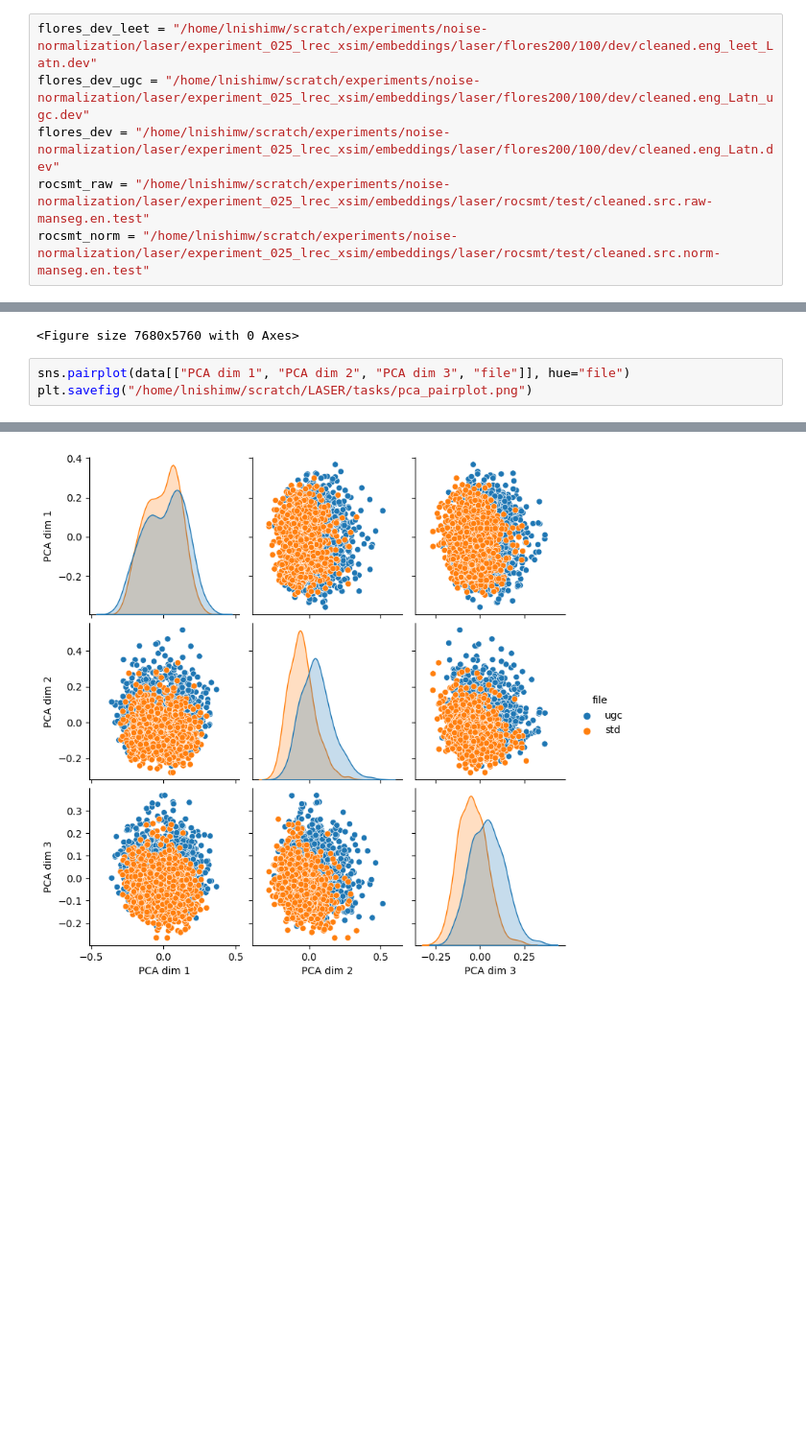
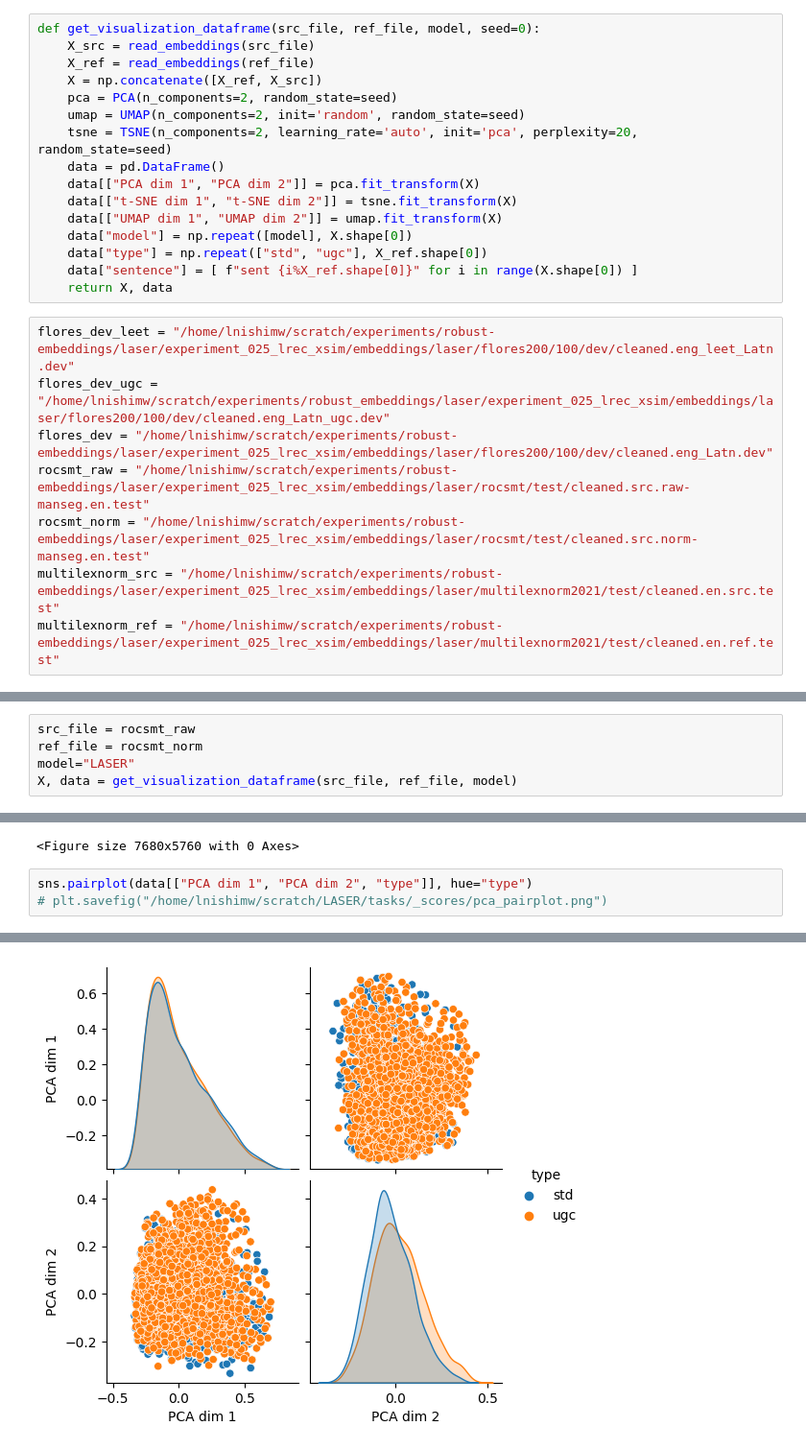
Before and after one commit to lydianish/LASER, a Jupyter notebook: tasks/draft.ipynb, the cells around one changed output, grey strips where cells are left out. Shown at 96% size. Saved outputs shown, nothing was run; the diff lists cells and outputs as text; blank space fills up the shorter version.

```diff
--- a/tasks/draft.ipynb
+++ b/tasks/draft.ipynb
@@ -386,10 +308,28 @@ def read_embeddings(input_file, dim=1024, normalized=True):
     if normalized:
         X = normalize(X)
     return X
+# %%
+def get_visualization_dataframe(src_file, ref_file, model, seed=0):
+    X_src = read_embeddings(src_file)
+    X_ref = read_embeddings(ref_file)
+    X = np.concatenate([X_ref, X_src])
+    pca = PCA(n_components=2, random_state=seed)
+    umap = UMAP(n_components=2, init='random', random_state=seed)
+    tsne = TSNE(n_components=2, learning_rate='auto', init='pca', perplexity=20, random_state=seed)
+    data = pd.DataFrame()
+    data[["PCA dim 1", "PCA dim 2"]] = pca.fit_transform(X)
+    data[["t-SNE dim 1", "t-SNE dim 2"]] = tsne.fit_transform(X)
+    data[["UMAP dim 1", "UMAP dim 2"]] = umap.fit_transform(X)
+    data["model"] = np.repeat([model], X.shape[0])
+    data["type"] = np.repeat(["std", "ugc"], X_ref.shape[0])
+    data["sentence"] = [ f"sent {i%X_ref.shape[0]}" for i in range(X.shape[0]) ]
+    return X, data
 # %%
-flores_dev_leet = "/home/lnishimw/scratch/experiments/noise-normalization/laser/experiment_025_lrec_xsim/embeddings/laser/flores200/100/dev/cleaned.eng_leet_Latn.dev"
-flores_dev_ugc = "/home/lnishimw/scratch/experiments/noise-normalization/laser/experiment_025_lrec_xsim/embeddings/laser/flores200/100/dev/cleaned.eng_Latn_ugc.dev"
-flores_dev = "/home/lnishimw/scratch/experiments/noise-normalization/laser/experiment_025_lrec_xsim/embeddings/laser/flores200/100/dev/cleaned.eng_Latn.dev"
-rocsmt_raw = "/home/lnishimw/scratch/experiments/noise-normalization/laser/experiment_025_lrec_xsim/embeddings/laser/rocsmt/test/cleaned.src.raw-manseg.en.test"
-rocsmt_norm = "/home/lnishimw/scratch/experiments/noise-normalization/laser/experiment_025_lrec_xsim/embeddings/laser/rocsmt/test/cleaned.src.norm-manseg.en.test"
+flores_dev_leet = "/home/lnishimw/scratch/experiments/robust-embeddings/laser/experiment_025_lrec_xsim/embeddings/laser/flores200/100/dev/cleaned.eng_leet_Latn.dev"
+flores_dev_ugc = "/home/lnishimw/scratch/experiments/robust_embeddings/laser/experiment_025_lrec_xsim/embeddings/laser/flores200/100/dev/cleaned.eng_Latn_ugc.dev"
+flores_dev = "/home/lnishimw/scratch/experiments/robust-embeddings/laser/experiment_025_lrec_xsim/embeddings/laser/flores200/100/dev/cleaned.eng_Latn.dev"
+rocsmt_raw = "/home/lnishimw/scratch/experiments/robust-embeddings/laser/experiment_025_lrec_xsim/embeddings/laser/rocsmt/test/cleaned.src.raw-manseg.en.test"
+rocsmt_norm = "/home/lnishimw/scratch/experiments/robust-embeddings/laser/experiment_025_lrec_xsim/embeddings/laser/rocsmt/test/cleaned.src.norm-manseg.en.test"
+multilexnorm_src = "/home/lnishimw/scratch/experiments/robust-embeddings/laser/experiment_025_lrec_xsim/embeddings/laser/multilexnorm2021/test/cleaned.en.src.test"
+multilexnorm_ref = "/home/lnishimw/scratch/experiments/robust-embeddings/laser/experiment_025_lrec_xsim/embeddings/laser/multilexnorm2021/test/cleaned.en.ref.test"
 # %%
@@ -430,9 +351,14 @@ data[["UMAP dim 1", "UMAP dim 2", "UMAP dim 3"]] = umap.fit_transform(X)
+# %%
+src_file = rocsmt_raw
+ref_file = rocsmt_norm
+model="LASER"
+X, data = get_visualization_dataframe(src_file, ref_file, model)
 # %%
 plt.figure(dpi=1200)
 # %% [output]
 <Figure size 7680x5760 with 0 Axes>
 <Figure size 7680x5760 with 0 Axes>
 # %%
-sns.pairplot(data[["PCA dim 1", "PCA dim 2", "PCA dim 3", "file"]], hue="file")
-plt.savefig("/home/lnishimw/scratch/LASER/tasks/pca_pairplot.png")
+sns.pairplot(data[["PCA dim 1", "PCA dim 2", "type"]], hue="type")
+# plt.savefig("/home/lnishimw/scratch/LASER/tasks/_scores/pca_pairplot.png")
 # %% [output]
@@ -439,2 +366,2 @@ plt.savefig("/home/lnishimw/scratch/LASER/tasks/pca_pairplot.png")
-[figure, old version]
+[figure, new version]
 # %%
```
Also changed, not shown: parts of 56 cells of this notebook, 2 other files.
